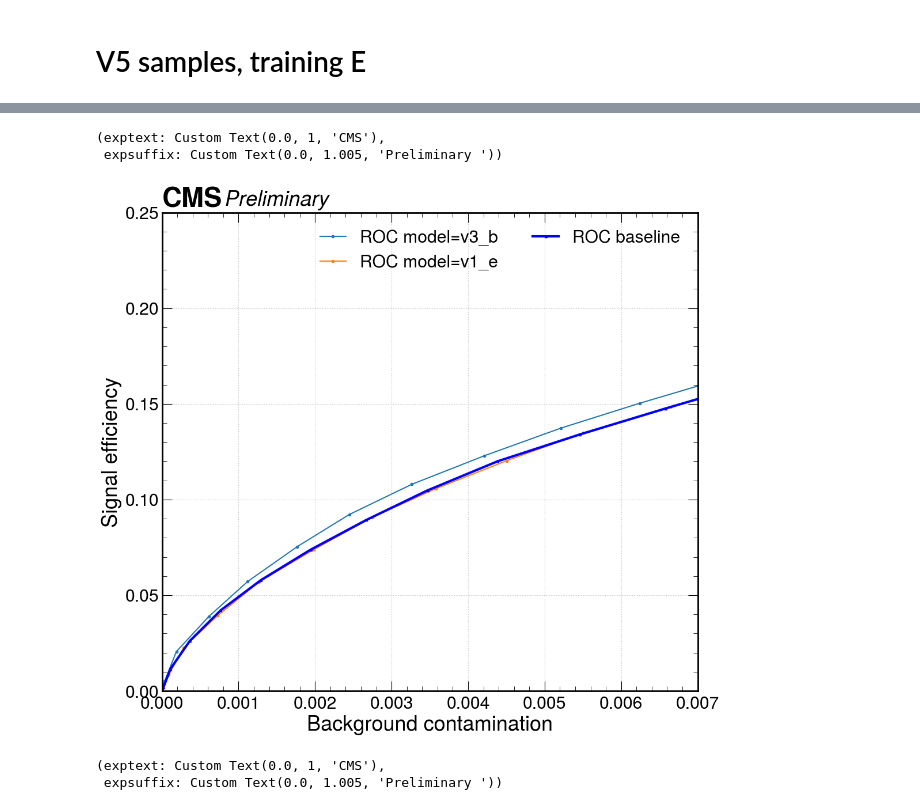
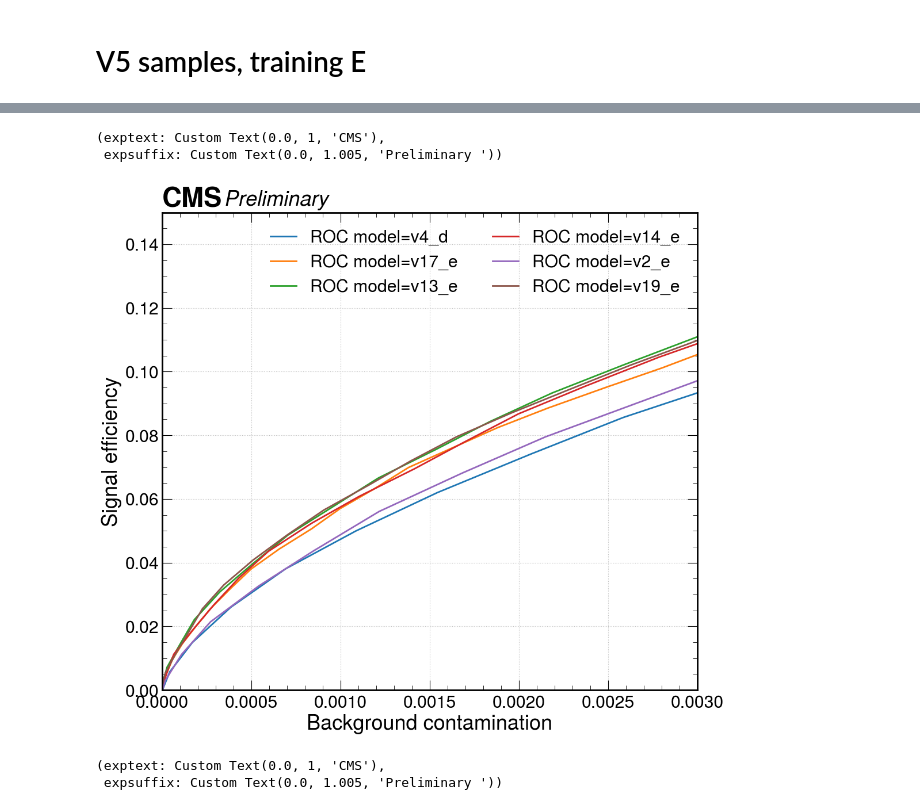
Before and after one commit to UniMiBAnalyses/ML_classification, a Jupyter notebook: ModelsComparison_resolved.ipynb, the cells around one changed output, grey strips where cells are left out. Cells and saved outputs as stored; diff of their text form; code cells hidden in the pictures.

```diff
--- a/ModelsComparison_resolved.ipynb
+++ b/ModelsComparison_resolved.ipynb
@@ -46,6 +46,8 @@ samples_dir = os.path.join(config_base_dir, config["cut"] , "samples", config["s
 import pickle
 signal = pickle.load(open(os.path.join(samples_dir, "for_training/signal_balanced.pkl"),     "rb"))
 bkg    = pickle.load(open(os.path.join(samples_dir, "for_training/background_balanced.pkl"), "rb"))
+# %%
+rocs = {}
 # %%
 for model_version, config in configs.items():
     print("Loading model:", os.path.join(config['model_dir'], "model.h5"))
@@ -80,7 +82,7 @@ for model_version, config in configs.items():
     FP = []
 
     print("doing ROC for ", model_version)
-    for x in np.linspace(0.8, 1.,30):
+    for x in np.linspace(0.85, 1.,30):
         a = np.sum(bkg[bkg["y_"+model_version]> x]["weight"])
         FP.append(a/tot_bkg)
         b = np.sum(signal[signal["y_"+model_version]> x]["weight"])
@@ -103,8 +105,9 @@ config = {
     "base_dir":        "/storage/vbsjjlnu/VBSjjlnu_v7/",
     "plot_config":     "FullRun2_v7",
     "cut":             "res_sig",
-    "model_version":   ["v1_e"],#["v1_e","v2_e","v3_e", "v4_e", 'v5_e','v6_e','v7_e'] ,#'v8_e', 'v10_e','v11_e'],
-    "samples_version": "v5"
+    #"model_version":   ['v17_e',"v13_e", "v14_e","v2_e",'v19_e', 'v7_e',"v6_e",'v20_e',"v6_e", "v23_e"],
+    "model_version":   ['v25_e' ],
+    "samples_version": "v5",
 }
 import os
 config_base_dir = os.path.join(config["base_dir"], config["plot_config"])
@@ -165,7 +168,7 @@ for model_version, config in configs.items():
     FP = []
 
     print("doing ROC for ", model_version)
-    for x in np.linspace(0.8, 1.,30):
+    for x in np.linspace(0.85, 1.,30):
         a = np.sum(bkg[bkg["y_"+model_version]> x]["weight"])
         FP.append(a/tot_bkg)
         b = np.sum(signal[signal["y_"+model_version]> x]["weight"])
@@ -204,24 +241,23 @@ hep.cms.text("Preliminary ",loc=0)
 # %%
 fig,  ax1 = plt.subplots(1,1, figsize=(12,11), dpi=100)
 
+overtrained = ["v12_e","v8_e"]
 for model_version, (TP,FP) in rocs.items():
-    if model_version != 'v4_d':
-        ax1.plot(FP,TP,'.-', label="ROC model={}".format(model_version))
-
-ax1.plot(rocs['v4_d'][1],rocs['v4_d'][0],'^-', linewidth=3,markersize=3, label="ROC baseline", color='blue')
+    if model_version in overtrained: continue
+    ax1.plot(FP,TP,'-', linewidth=2, label="ROC model={}".format(model_version))
 ax1.set_ylabel("Signal efficiency")
 ax1.set_xlabel("Background contamination")
 ax1.legend(ncol=2)
 #ax1.set_title("ROC curve")
-ax1.set_ylim([0,0.25])
-ax1.set_xlim([0,0.007])
+ax1.set_ylim([0,0.15])
+ax1.set_xlim([0,0.003])
 ax1.grid()
 
 hep.cms.text("Preliminary ",loc=0)
 # %% [output]
 (exptext: Custom Text(0.0, 1, 'CMS'),
  expsuffix: Custom Text(0.0, 1.005, 'Preliminary '))
-[figure, old version]
+[figure, new version]
 # %%
 fig,  ax1 = plt.subplots(1,1, figsize=(12,11), dpi=100)
 
```
Also changed, not shown: parts of 5 cells of this notebook, 6 other files.
